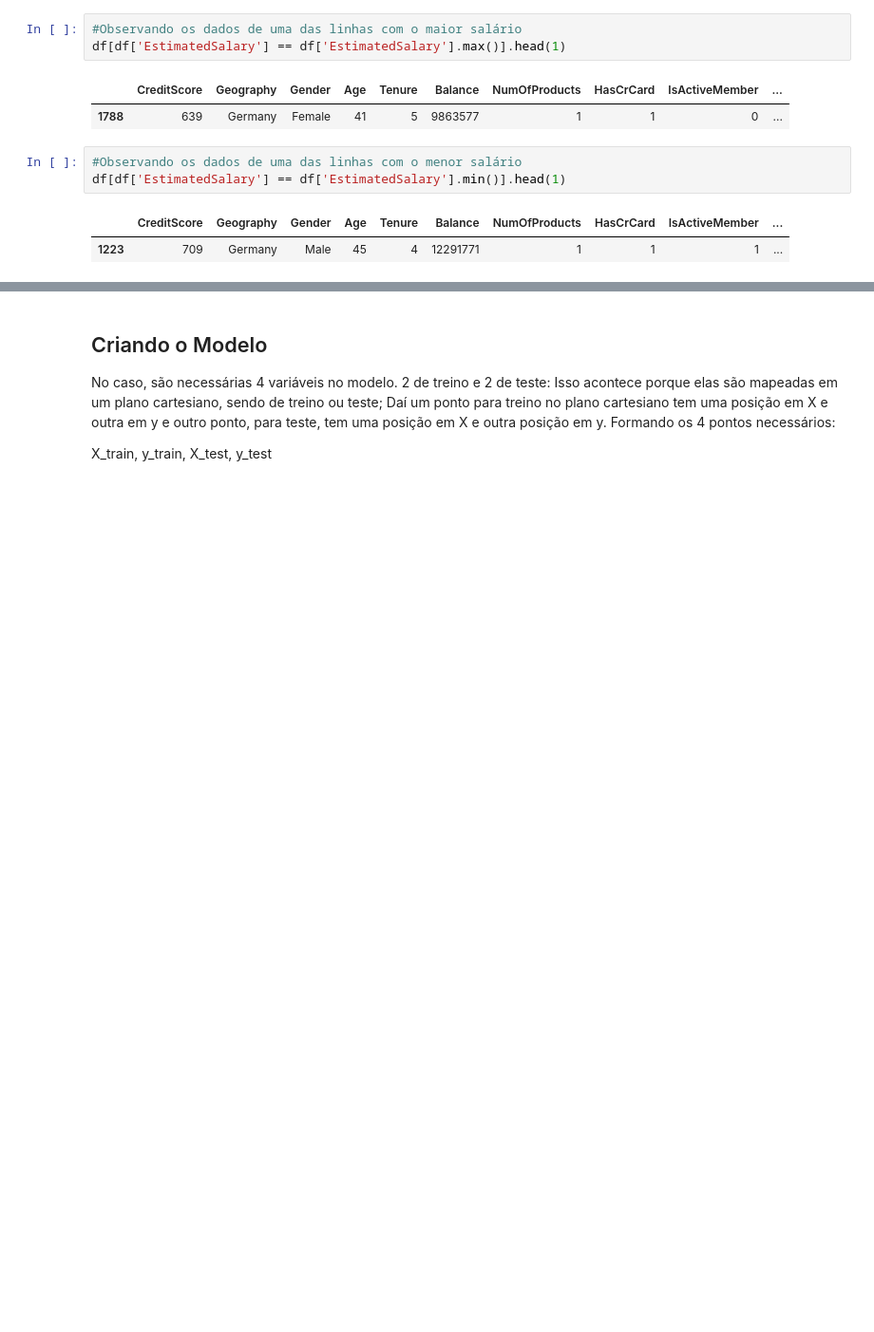
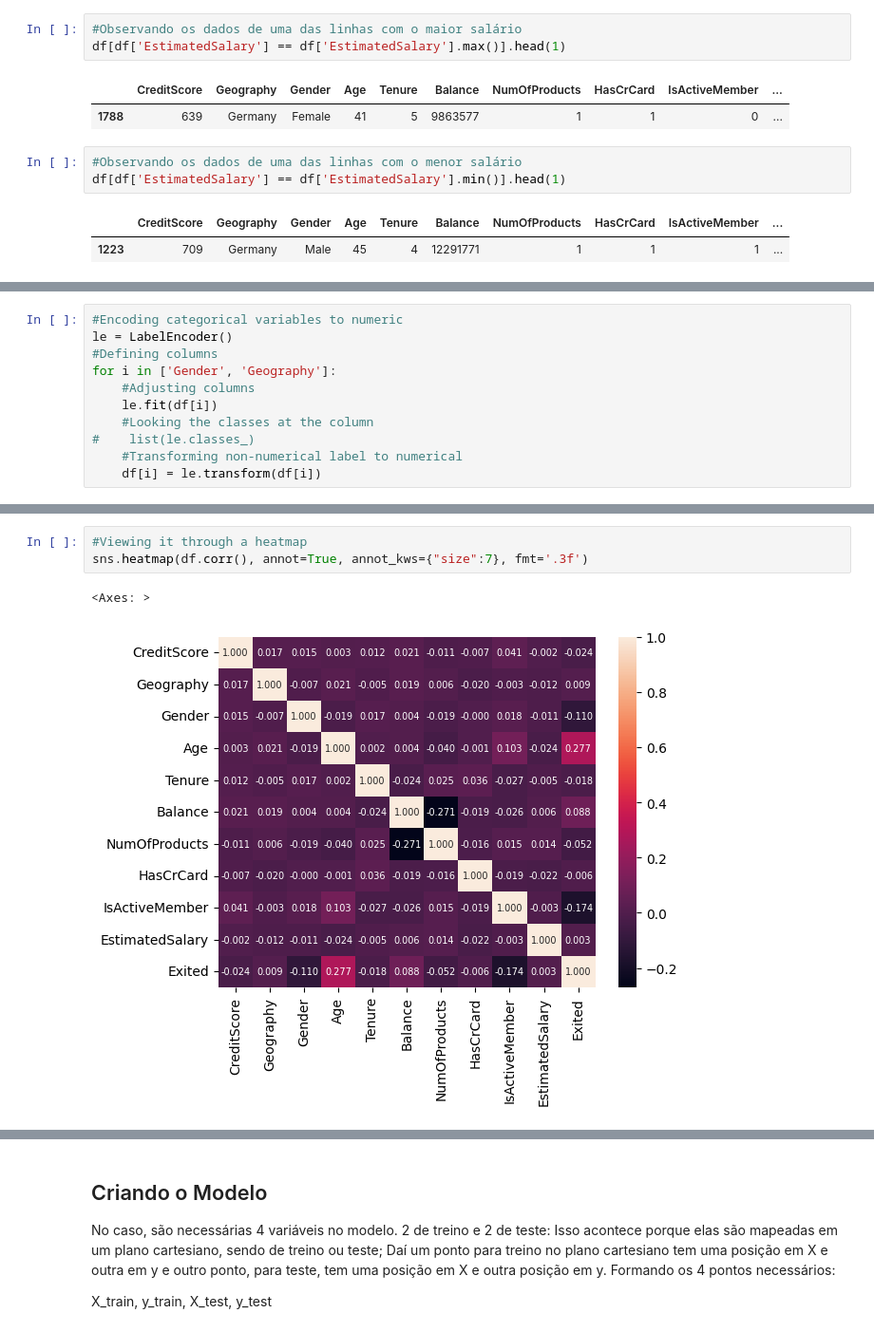
Before and after one commit to Rumanns/Churn_de_Credito, a Jupyter notebook: notebooks/Churn de credito.ipynb, the cells around one changed output, grey strips where cells are left out. Shown at 95% size. Cells and saved outputs as stored; diff of their text form; blank space fills up the shorter version.

```diff
--- a/notebooks/Churn de credito.ipynb
+++ b/notebooks/Churn de credito.ipynb
@@ -176,0 +149,11 @@ plt.show()
+# %%
+#Encoding categorical variables to numeric
+le = LabelEncoder()
+#Defining columns
+for i in ['Gender', 'Geography']:
+    #Adjusting columns
+    le.fit(df[i])
+    #Looking the classes at the column
+#    list(le.classes_)
+    #Transforming non-numerical label to numerical
+    df[i] = le.transform(df[i])
@@ -176,0 +213,6 @@ plt.show()
+# %%
+#Viewing it through a heatmap
+sns.heatmap(df.corr(), annot=True, annot_kws={"size":7}, fmt='.3f')
+# %% [output]
+<Axes: >
+[figure, added]
```
Also changed, not shown: parts of 28 cells of this notebook, 1 other file.
